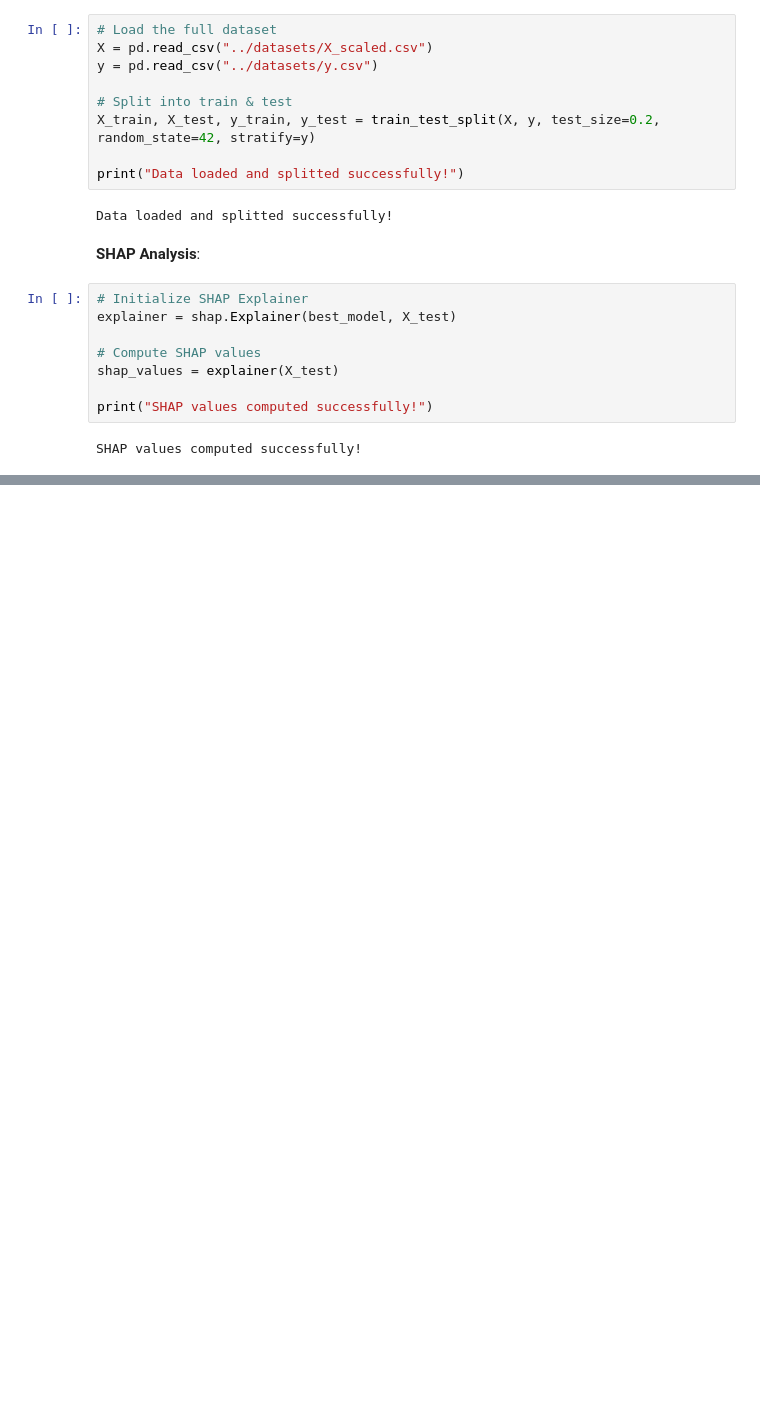
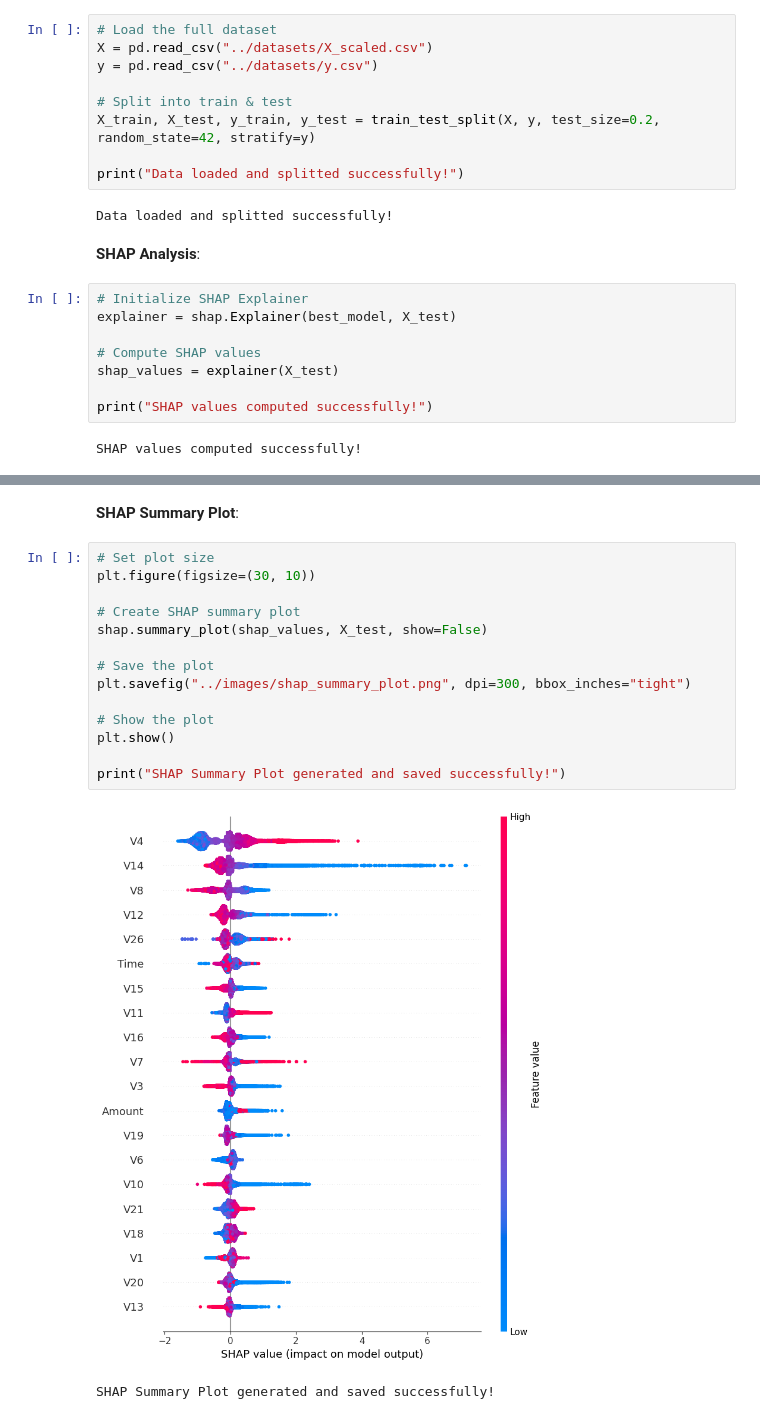
Before and after one commit to otuemre/FraudDetectAI, a Jupyter notebook: src/notebooks/04_Feature_Importance.ipynb, the cells around one changed output, grey strips where cells are left out. Drawn from its saved outputs; the diff is of its cells as text; blank space fills up the shorter version.

Commit message:
Plot feature importance and save images

```diff
--- a/src/notebooks/04_Feature_Importance.ipynb
+++ b/src/notebooks/04_Feature_Importance.ipynb
@@ -74,0 +93,19 @@ SHAP values computed successfully!
+# %% [markdown]
+**SHAP Summary Plot**:
+# %%
+# Set plot size
+plt.figure(figsize=(30, 10))
+
+# Create SHAP summary plot
+shap.summary_plot(shap_values, X_test, show=False)
+
+# Save the plot
+plt.savefig("../images/shap_summary_plot.png", dpi=300, bbox_inches="tight")
+
+# Show the plot
+plt.show()
+
+print("SHAP Summary Plot generated and saved successfully!")
+# %% [output]
+[figure, added]
+SHAP Summary Plot generated and saved successfully!
```
Also changed, not shown: parts of 11 cells of this notebook, 5 other files.
